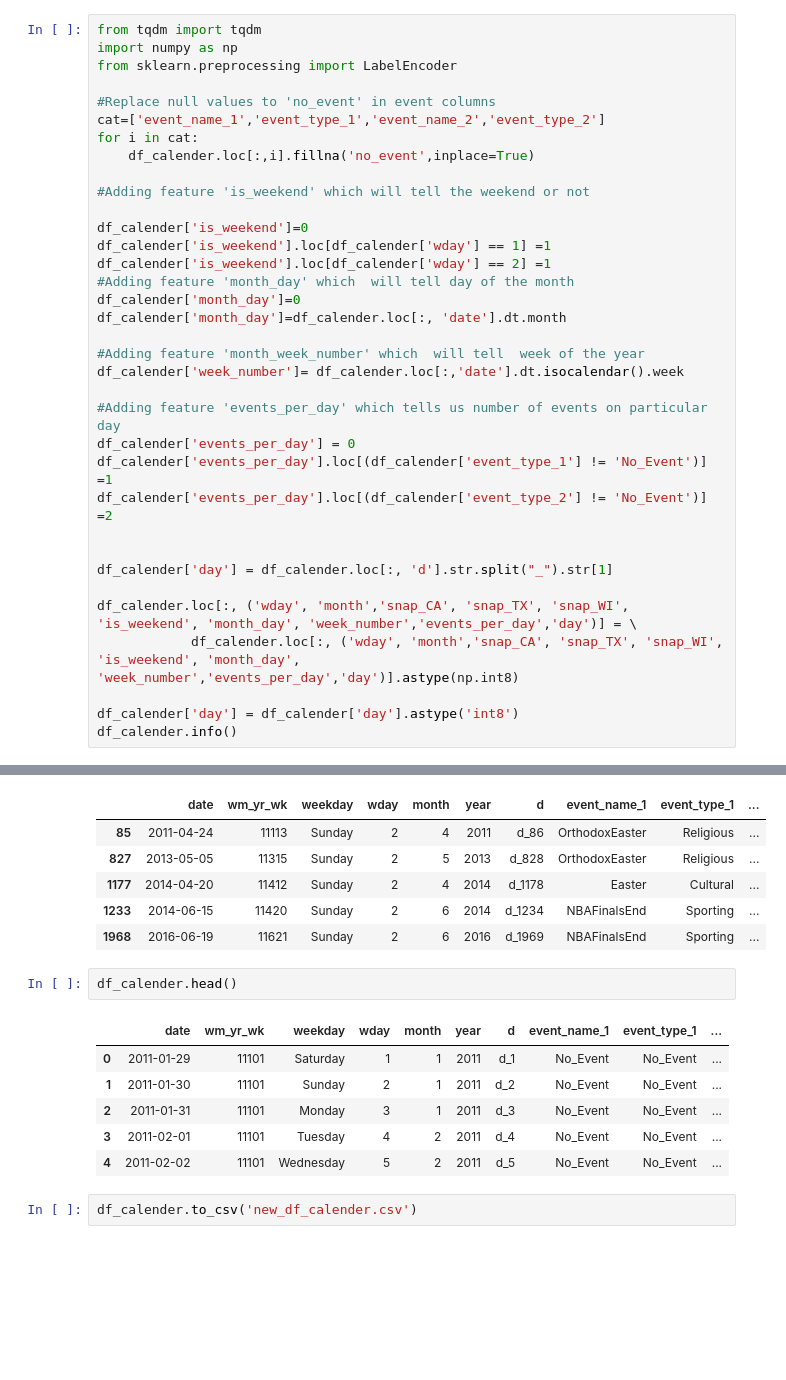
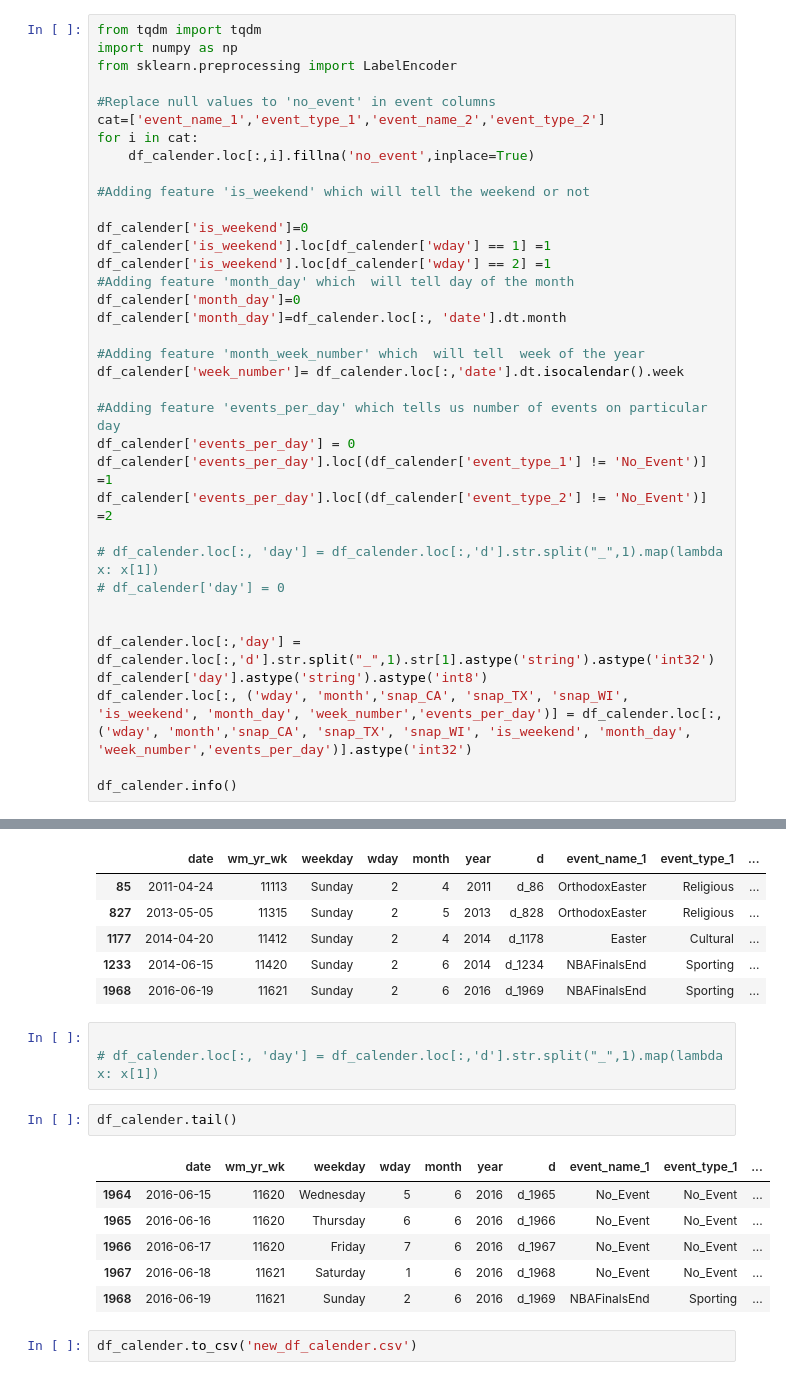
Before and after one commit to yoheita/Springboard, a Jupyter notebook: Capstone Project 2/Draft/Capstone_Project_Data_Wrangle_final.ipynb, the cells around one changed output, grey strips where cells are left out. Saved outputs shown, nothing was run; the diff lists cells and outputs as text; blank space fills up the shorter version.

```diff
--- a/Capstone Project 2/Draft/Capstone_Project_Data_Wrangle_final.ipynb
+++ b/Capstone Project 2/Draft/Capstone_Project_Data_Wrangle_final.ipynb
@@ -598,13 +607,14 @@ df_calender['events_per_day'] = 0
 df_calender['events_per_day'].loc[(df_calender['event_type_1'] != 'No_Event')] =1
 df_calender['events_per_day'].loc[(df_calender['event_type_2'] != 'No_Event')] =2
 
+# df_calender.loc[:, 'day'] = df_calender.loc[:,'d'].str.split("_",1).map(lambda x: x[1])
+# df_calender['day'] = 0
 
-df_calender['day'] = df_calender.loc[:, 'd'].str.split("_").str[1]
 
-df_calender.loc[:, ('wday', 'month','snap_CA', 'snap_TX', 'snap_WI', 'is_weekend', 'month_day', 'week_number','events_per_day','day')] = \
-            df_calender.loc[:, ('wday', 'month','snap_CA', 'snap_TX', 'snap_WI', 'is_weekend', 'month_day', 'week_number','events_per_day','day')].astype(np.int8)
+df_calender.loc[:,'day'] = df_calender.loc[:,'d'].str.split("_",1).str[1].astype('string').astype('int32')
+df_calender['day'].astype('string').astype('int8')
+df_calender.loc[:, ('wday', 'month','snap_CA', 'snap_TX', 'snap_WI', 'is_weekend', 'month_day', 'week_number','events_per_day')] = df_calender.loc[:, ('wday', 'month','snap_CA', 'snap_TX', 'snap_WI', 'is_weekend', 'month_day', 'week_number','events_per_day')].astype('int32')
 
-df_calender['day'] = df_calender['day'].astype('int8')
 df_calender.info()
 # %% [output]
 <class 'pandas.core.frame.DataFrame'>
@@ -649,15 +651,18 @@ df_calender.loc[(df_calender['event_type_2'] !='No_Event') & (df_calender['event
 | 1177 | 2014-04-20 | 11412 | Sunday | 2 | 4 | 2014 | d_1178 | Easter | Cultural | ... |
 | 1233 | 2014-06-15 | 11420 | Sunday | 2 | 6 | 2014 | d_1234 | NBAFinalsEnd | Sporting | ... |
 | 1968 | 2016-06-19 | 11621 | Sunday | 2 | 6 | 2016 | d_1969 | NBAFinalsEnd | Sporting | ... |
+# %%
+
+# df_calender.loc[:, 'day'] = df_calender.loc[:,'d'].str.split("_",1).map(lambda x: x[1])
 # %%
-df_calender.head()
+df_calender.tail()
 # %% [output]
 |  | date | wm_yr_wk | weekday | wday | month | year | d | event_name_1 | event_type_1 | ... |
-| 0 | 2011-01-29 | 11101 | Saturday | 1 | 1 | 2011 | d_1 | No_Event | No_Event | ... |
-| 1 | 2011-01-30 | 11101 | Sunday | 2 | 1 | 2011 | d_2 | No_Event | No_Event | ... |
-| 2 | 2011-01-31 | 11101 | Monday | 3 | 1 | 2011 | d_3 | No_Event | No_Event | ... |
-| 3 | 2011-02-01 | 11101 | Tuesday | 4 | 2 | 2011 | d_4 | No_Event | No_Event | ... |
-| 4 | 2011-02-02 | 11101 | Wednesday | 5 | 2 | 2011 | d_5 | No_Event | No_Event | ... |
+| 1964 | 2016-06-15 | 11620 | Wednesday | 5 | 6 | 2016 | d_1965 | No_Event | No_Event | ... |
+| 1965 | 2016-06-16 | 11620 | Thursday | 6 | 6 | 2016 | d_1966 | No_Event | No_Event | ... |
+| 1966 | 2016-06-17 | 11620 | Friday | 7 | 6 | 2016 | d_1967 | No_Event | No_Event | ... |
+| 1967 | 2016-06-18 | 11621 | Saturday | 1 | 6 | 2016 | d_1968 | No_Event | No_Event | ... |
+| 1968 | 2016-06-19 | 11621 | Sunday | 2 | 6 | 2016 | d_1969 | NBAFinalsEnd | Sporting | ... |
 # %%
 df_calender.to_csv('new_df_calender.csv')
 # %%
```
Also changed, not shown: parts of 19 cells of this notebook.
